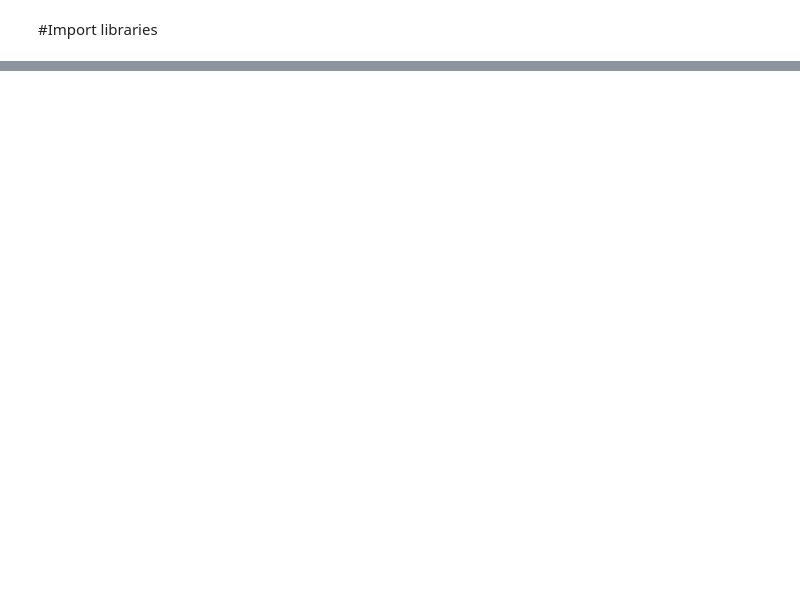
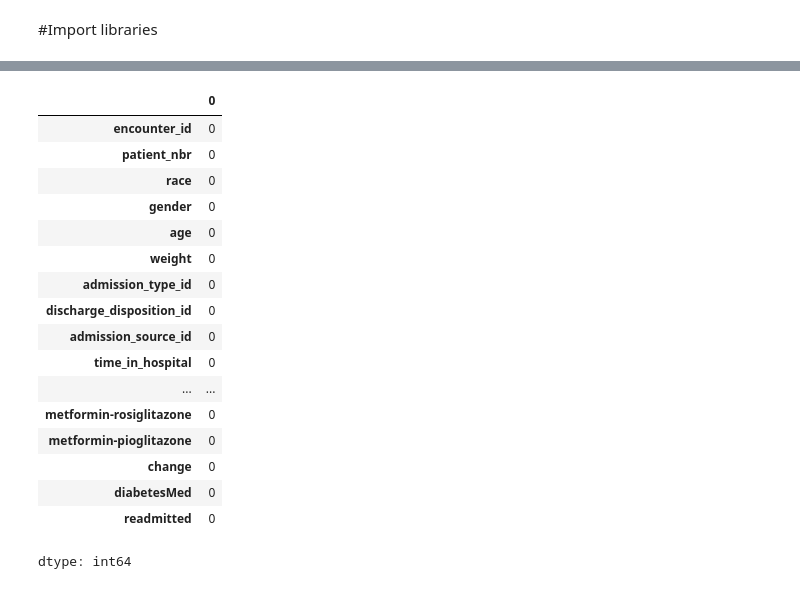
Before and after one commit to omarehab2110/Hospital-Readmission-Prediction, a Jupyter notebook: Project_Notebook.ipynb, the cells around one changed output, grey strips where cells are left out. Drawn from its saved outputs; the diff is of its cells as text; code cells hidden in the pictures; blank space fills up the shorter version.

```diff
--- a/Project_Notebook.ipynb
+++ b/Project_Notebook.ipynb
@@ -27,0 +62,21 @@ warnings.filterwarnings("ignore")
+# %%
+df_Of_Diabetic_Data.isnull().sum()
+# %% [output]
+|  | 0 |
+| encounter_id | 0 |
+| patient_nbr | 0 |
+| race | 0 |
+| gender | 0 |
+| age | 0 |
+| weight | 0 |
+| admission_type_id | 0 |
+| discharge_disposition_id | 0 |
+| admission_source_id | 0 |
+| time_in_hospital | 0 |
+| ... | ... |
+| metformin-rosiglitazone | 0 |
+| metformin-pioglitazone | 0 |
+| change | 0 |
+| diabetesMed | 0 |
+| readmitted | 0 |
+dtype: int64
```
Also changed, not shown: parts of 10 cells of this notebook.
